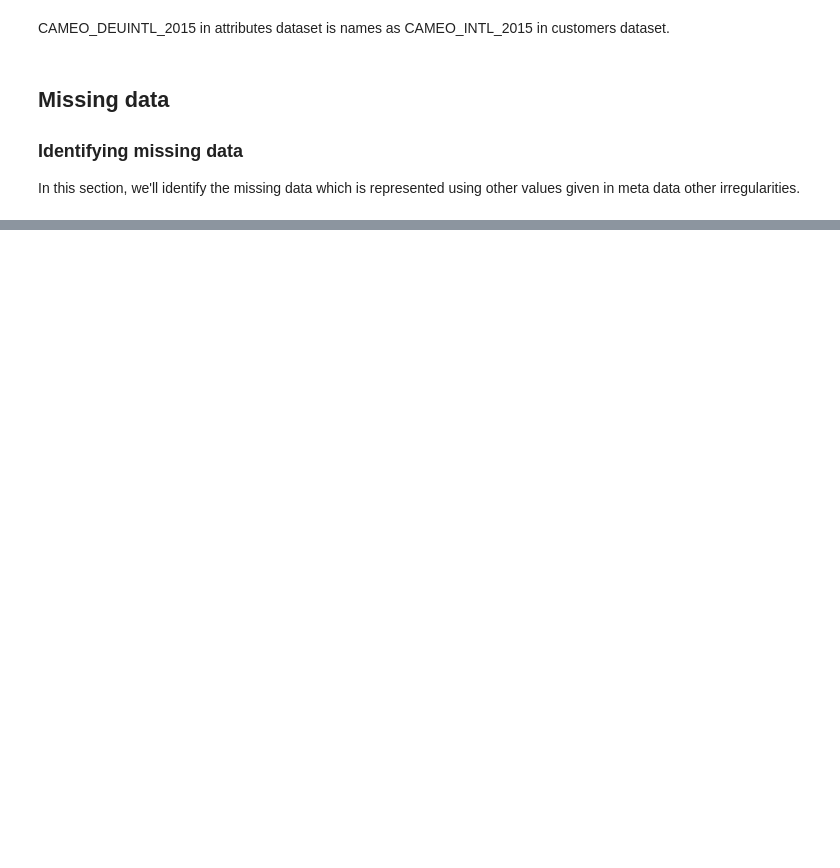
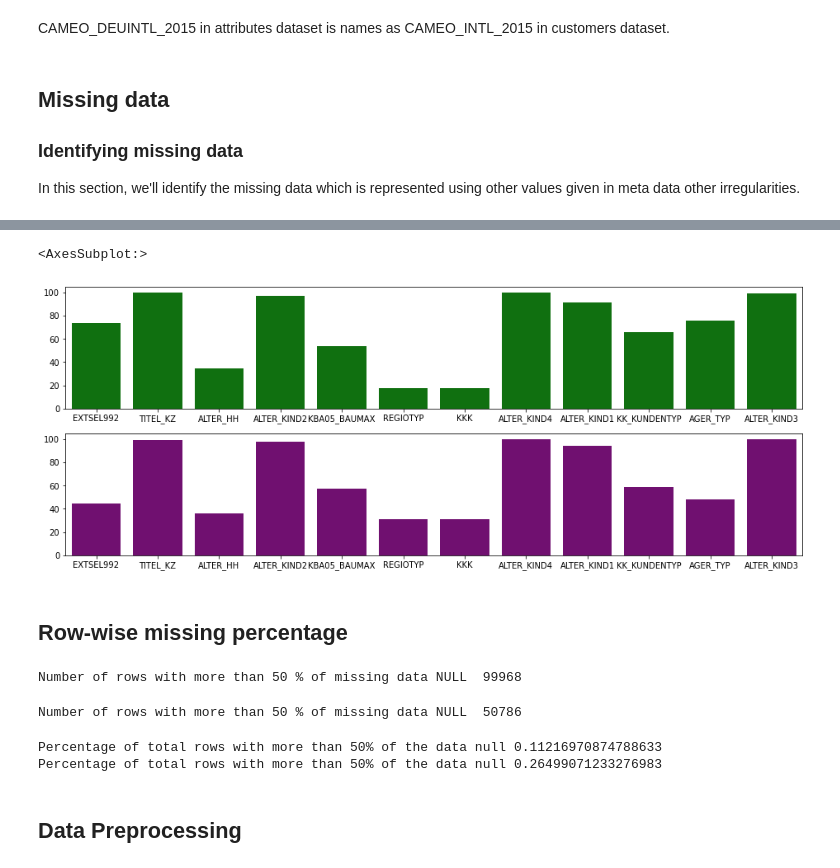
Before and after one commit to AhmadAbdElhameed/Data-Science-Portfolio, a Jupyter notebook: Customer_Segmentation/1_Data_Exploration_and_Preprocessing.ipynb, the cells around one changed output, grey strips where cells are left out. Cells and saved outputs as stored; diff of their text form; code cells hidden in the pictures; blank space fills up the shorter version.

```diff
--- a/Customer_Segmentation/1_Data_Exploration_and_Preprocessing.ipynb
+++ b/Customer_Segmentation/1_Data_Exploration_and_Preprocessing.ipynb
@@ -224,0 +464,3 @@ attributes = values.loc[values['Attribute'].isin(attr_common_all)]
+# %%
+## Find attributes with more than 30 % of missing values in AZDIAS dataset
+missing_per_azdias = ((azdias_clean.isna().sum() / azdias_clean.index.size) * 100)
@@ -224,0 +481,3 @@ attributes = values.loc[values['Attribute'].isin(attr_common_all)]
+# %%
+## Find attributes with more than 30 % of missing values in CUSTOMERS dataset
+missing_per_customers = ((customers_clean.isna().sum() / customers_clean.index.size) * 100)
@@ -224,0 +500,3 @@ attributes = values.loc[values['Attribute'].isin(attr_common_all)]
+# %%
+missing_30_azdias = missing_per_azdias[missing_per_azdias > 30]
+missing_30_customers = missing_per_customers[missing_per_customers > 30]
@@ -224,0 +505,4 @@ attributes = values.loc[values['Attribute'].isin(attr_common_all)]
+# %%
+# list of columns to be removed from datasets
+remove_cols = list(set().union(missing_30_azdias.index,missing_30_customers.index))
+remove_cols
@@ -224,0 +522,34 @@ attributes = values.loc[values['Attribute'].isin(attr_common_all)]
+# %%
+plt.figure(figsize = (16,6))
+
+# plot 1
+plt.subplot(2,1,1)
+sns.barplot(x = remove_cols , y = missing_per_azdias[remove_cols],color = 'green')
+plt.subplot(2,1,2)
+sns.barplot(x = remove_cols , y = missing_per_customers[remove_cols],color = 'purple')
+# %% [output]
+<AxesSubplot:>
+[figure, added]
+# %% [markdown]
+## Row-wise missing percentage
+# %%
+missing_azdias_rows = (azdias_clean.isnull().sum(axis = 1) / azdias_clean.columns.size) * 100
+print('Number of rows with more than 50 % of missing data NULL ',len(missing_azdias_rows[missing_azdias_rows > 50]))
+# %% [output]
+Number of rows with more than 50 % of missing data NULL  99968
+# %%
+missing_customers_rows = (customers_clean.isnull().sum(axis = 1) / customers_clean.columns.size) * 100
+print('Number of rows with more than 50 % of missing data NULL ',len(missing_customers_rows[missing_customers_rows > 50]))
+# %% [output]
+Number of rows with more than 50 % of missing data NULL  50786
+# %%
+## percentage of missing data more than 50 % in rows
+pct_missing = (len(missing_azdias_rows[missing_azdias_rows > 50]) / azdias_clean.index.size)
+print("Percentage of total rows with more than 50% of the data null",pct_missing)
+pct_missing = (len(missing_customers_rows[missing_customers_rows > 50]) / customers_clean.index.size)
+print("Percentage of total rows with more than 50% of the data null",pct_missing)
+# %% [output]
+Percentage of total rows with more than 50% of the data null 0.11216970874788633
+Percentage of total rows with more than 50% of the data null 0.26499071233276983
+# %% [markdown]
+## Data Preprocessing
```
Also changed, not shown: parts of 66 cells of this notebook.
